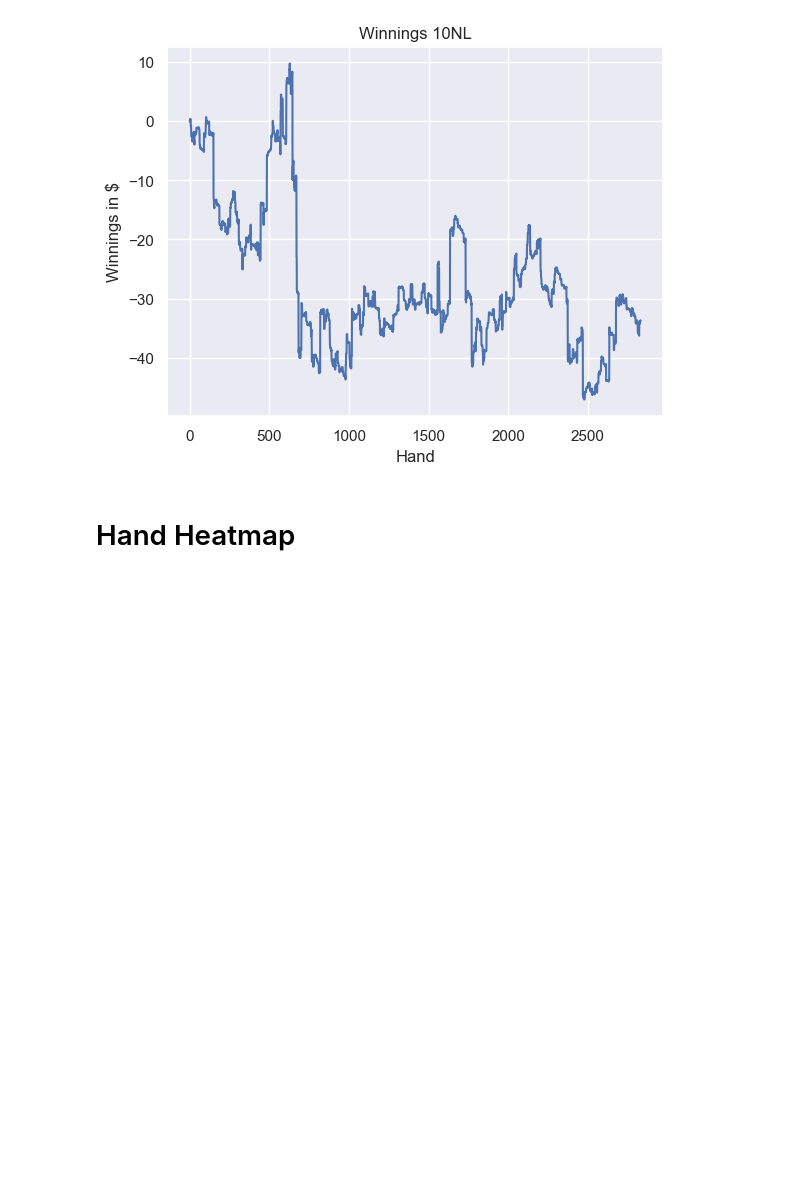
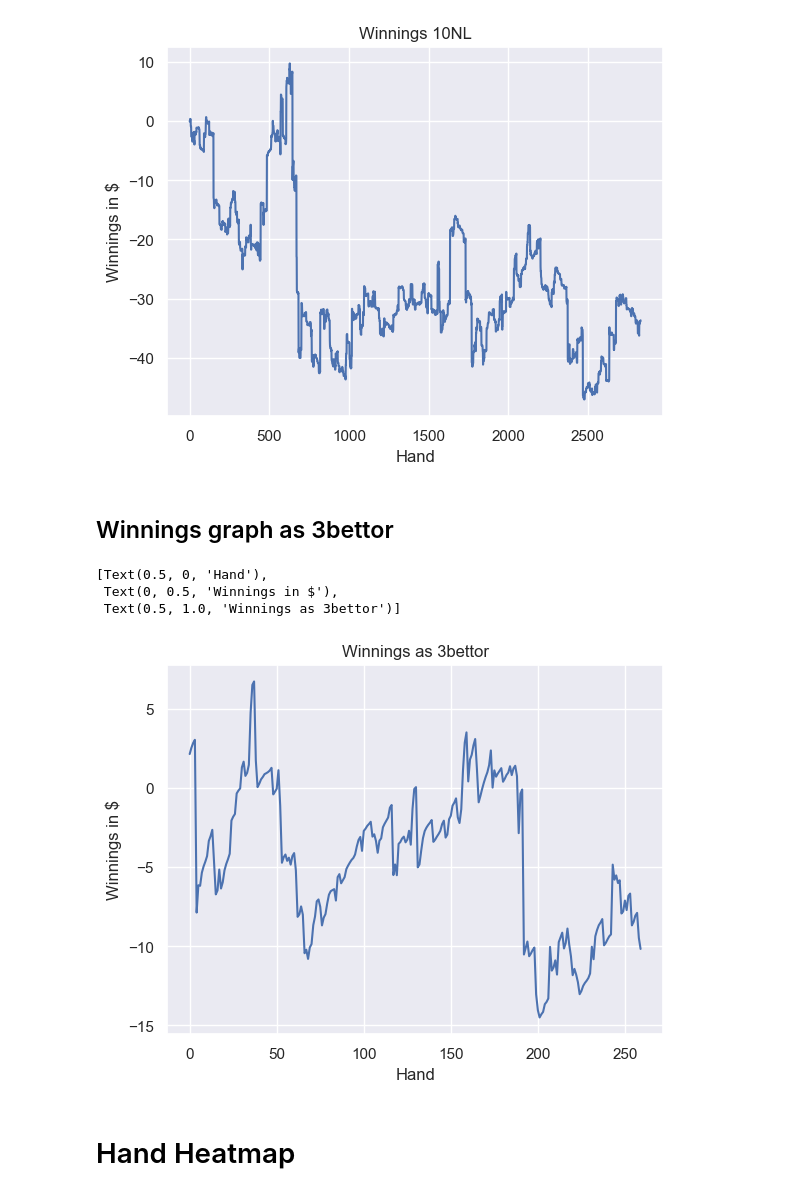
Before and after one commit to gabriel-labbe/PokerHands, a Jupyter notebook: graphs.ipynb, the cells around one changed output. Saved outputs shown, nothing was run; the diff lists cells and outputs as text; code cells hidden in the pictures; blank space fills up the shorter version.

Commit message:
Refactor groupbys and add 3bettor graph

```diff
--- a/graphs.ipynb
+++ b/graphs.ipynb
@@ -115,8 +97,14 @@ hand_df['pfr'] = hand_df.apply(lambda x: get_pfr_name(x['hand_id'], action_df),
+# %%
+# Add number of preflop raises
+nb_raises_preflop_df = preflop_raises_df.groupby(['hand_id'])['player_name'].apply(list).apply(lambda x: len(x))
+nb_raises_preflop_df.name = 'preflop_raises'
+hand_df = pd.concat([hand_df, nb_raises_preflop_df], axis=1)
+hand_df['preflop_raises'] = hand_df['preflop_raises'].fillna(0).astype(int)
 # %%
-# Add hero line to hand
-def get_player_line(hand_id, action_df, player_name):
-    df = action_df.loc[(action_df['hand_id'] == hand_id) & (action_df['player_name'] == player_name)]
-    line_df = df.groupby('street').apply(lambda x: x['type'].values, include_groups=False)
+# Returns hero line to hand
+def get_player_line(hand_id, player_action_df):
+    df = player_action_df.loc[player_action_df['hand_id'] == hand_id]
+    line_df = df.groupby('street')['type'].apply(list)
     line = ''
     if 'preflop' in line_df.index:
         for action_type in line_df.loc['preflop']:
@@ -135,4 +123,6 @@ def get_player_line(hand_id, action_df, player_name):
             line += action_type
     return line
 # %%
-hand_df['hero_line'] = hand_df.apply(lambda x: get_player_line(x['hand_id'], action_df, 'gablabzmoney'), axis=1)
+# *There is probably a way to speed this up by using groupby and skipping get_player_line function
+player_action_df = action_df[action_df['player_name'] == 'gablabzmoney']
+hand_df['hero_line'] = hand_df.apply(lambda x: get_player_line(x.name, player_action_df), axis=1)
@@ -144,3 +128,0 @@ def get_number_of_preflop_raises(hand_id, action_df):
-# %%
-hand_df['number_of_raises'] = hand_df.apply(lambda x: get_number_of_preflop_raises(x['hand_id'], action_df), axis=1)
-print(hand_df)
@@ -222,5 +187,18 @@ graph.set(xlabel='Hand', ylabel='Winnings in $', title='Winnings 10NL')
  Text(0, 0.5, 'Winnings in $'),
  Text(0.5, 1.0, 'Winnings 10NL')]
 [figure]
+# %% [markdown]
+## Winnings graph as 3bettor
+# %%
+hero_name = 'gablabzmoney'
+df = hand_df[(hand_df['pfr'] == hero_name) & (hand_df['preflop_raises'] == 2)]
+winnings_3bettor_df = winnings_df(df, participant_df, hero_name)
+graph = sns.lineplot(x=winnings_3bettor_df.index, y="winnings", data=winnings_3bettor_df)
+graph.set(xlabel='Hand', ylabel='Winnings in $', title='Winnings as 3bettor')
+# %% [output]
+[Text(0.5, 0, 'Hand'),
+ Text(0, 0.5, 'Winnings in $'),
+ Text(0.5, 1.0, 'Winnings as 3bettor')]
+[figure, added]
 # %% [markdown]
 # Hand Heatmap
```
Also changed, not shown: parts of 13 cells of this notebook.
